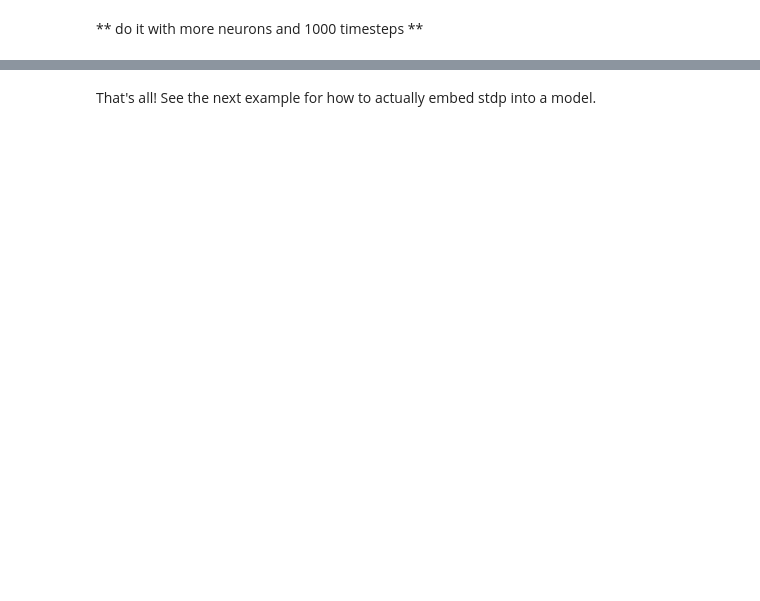
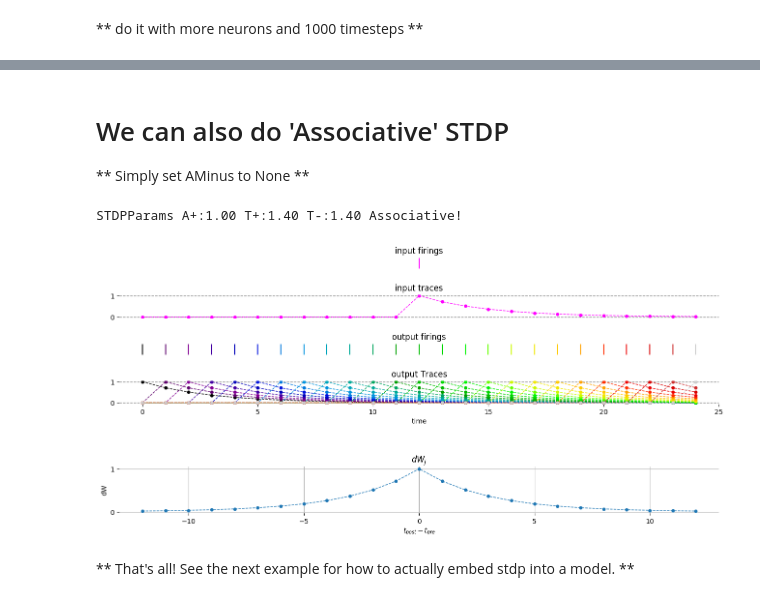
Before and after one commit to colinator/spikeflow, a Jupyter notebook: jupyter_examples/example_15_stdp_learning_rule.ipynb, the cells around one changed output, grey strips where cells are left out. Saved outputs shown, nothing was run; the diff lists cells and outputs as text; code cells hidden in the pictures; blank space fills up the shorter version.

```diff
--- a/jupyter_examples/example_15_stdp_learning_rule.ipynb
+++ b/jupyter_examples/example_15_stdp_learning_rule.ipynb
@@ -272,5 +279,23 @@ STDPParams A:1.00 A-:2.00 T+:1.40 T-:1.70
 [figure]
 [figure]
 [figure]
+# %% [markdown]
+# We can also do 'Associative' STDP
+** Simply set AMinus to None **
+# %%
+stdp_params = STDPParams(APlus=1.0, AMinus=None, TauPlus=1.4, TauMinus=1.4, all_to_all=True)
+print(stdp_params)
+
+stdp_tracer = STDP_Tracer(stdp_params)
+traces = stdp_tracer.test(W, firings_input, firings_output)
+
+learning_rule = STDPLearningRule('stdp1', stdp_params)
+dpre, dpost, assw = learning_rule.test(W, firings_input, firings_output)
+tdw = dpre + dpost
+
+display_traces(firings_input, traces[0], firings_output, traces[1], tdw)
+# %% [output]
+STDPParams A+:1.00 T+:1.40 T-:1.40 Associative!
+[figure, added]
 # %% [markdown]
-That's all! See the next example for how to actually embed stdp into a model.
+** That's all! See the next example for how to actually embed stdp into a model. **
```
Also changed, not shown: parts of 9 cells of this notebook, 1 other file.
